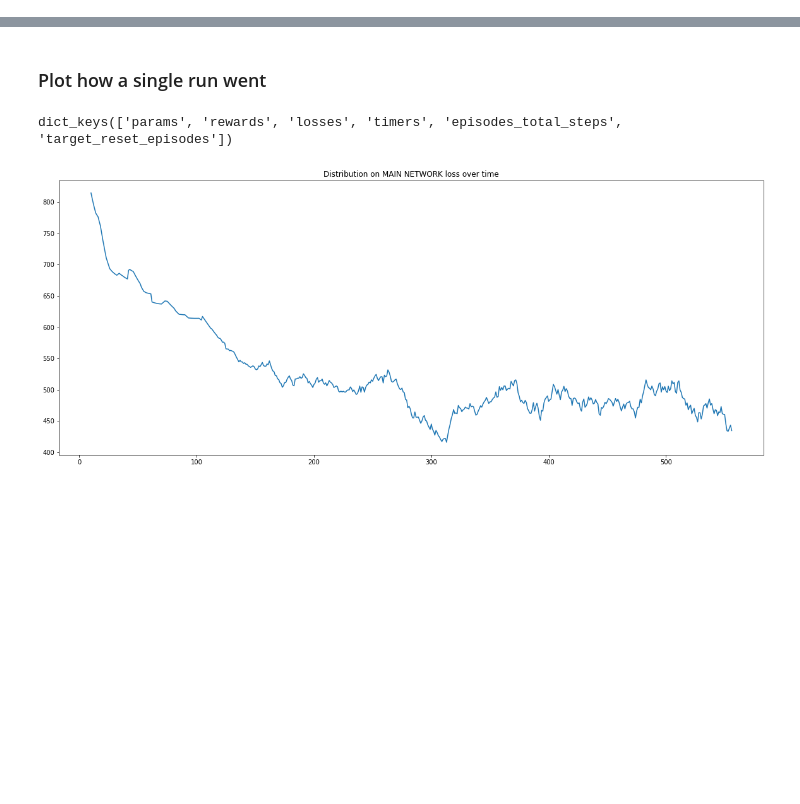
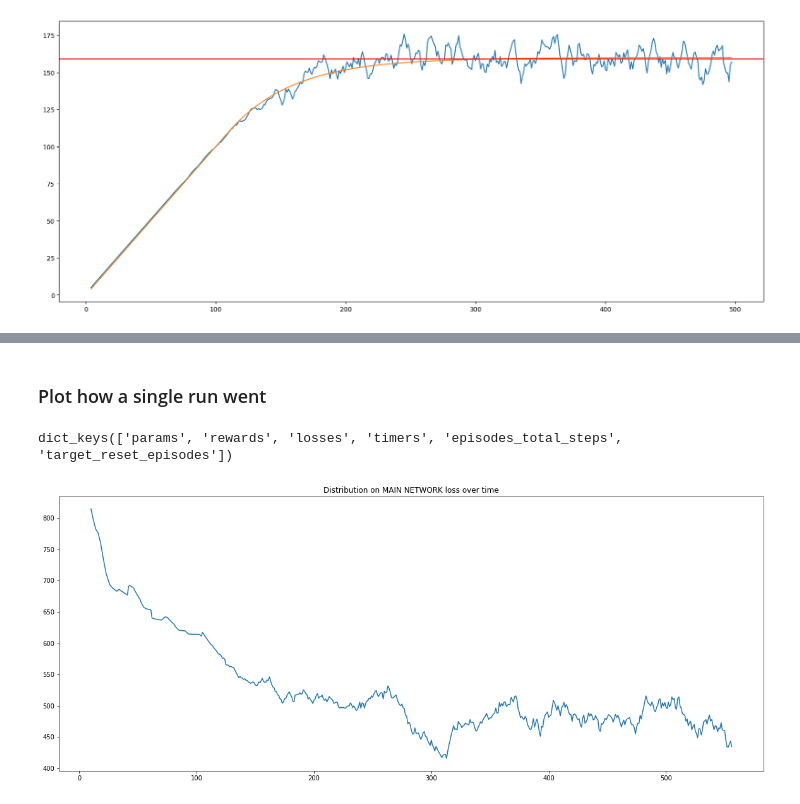
Before and after one commit to andreaalf97/reinforcement-learning, a Jupyter notebook: analytics.ipynb, the cells around one changed output, grey strips where cells are left out. Saved outputs shown, nothing was run; the diff lists cells and outputs as text; code cells hidden in the pictures; blank space fills up the shorter version.

```diff
--- a/analytics.ipynb
+++ b/analytics.ipynb
@@ -8,0 +11,15 @@ from game.analytics import plot_loss, plot_reward, plot_timers, plot_total_steps
+# %%
+from game.game import right, left, up, down, start
+import random
+
+actions = {
+    "right": right,
+    "left": left,
+    "up": up,
+    "down": down,
+}
+
+max_moves_to_test = list(range(2, 500, 1))
+n_repetitions = 10
+
+logs = []
@@ -8,0 +69,31 @@ from game.analytics import plot_loss, plot_reward, plot_timers, plot_total_steps
+# %%
+from math import pow, e
+WINDOW_SIZE = 5
+
+def f(x):
+    return 50 * (1 - pow(e, -(x-110)/50)) + 110 if x >= 110 else x
+
+raw = {}
+for log in logs:
+    if not log["max_moves"] in raw.keys():
+        raw[log["max_moves"]] = []
+
+    raw[log["max_moves"]].append(log["tot_moves"])
+
+raw = {k: sum(raw[k])/len(raw[k]) for k in raw.keys()}
+raw = pd.Series(raw)
+
+raw = raw.rolling(WINDOW_SIZE, center=True).mean().dropna()
+fig, ax = plt.subplots(1, 1, figsize=(20, 8))
+ax.plot(
+    list(raw.index),
+    raw.to_list(),
+)
+ax.plot(
+    list(raw.index),
+    [f(int(i)) for i in list(raw.index)],
+)
+ax.axhline(raw[raw.index > 300].mean(), c='red')
+fig.show();
+# %% [output]
+[figure, added]
```
Also changed, not shown: parts of 4 cells of this notebook, 20 other files.
